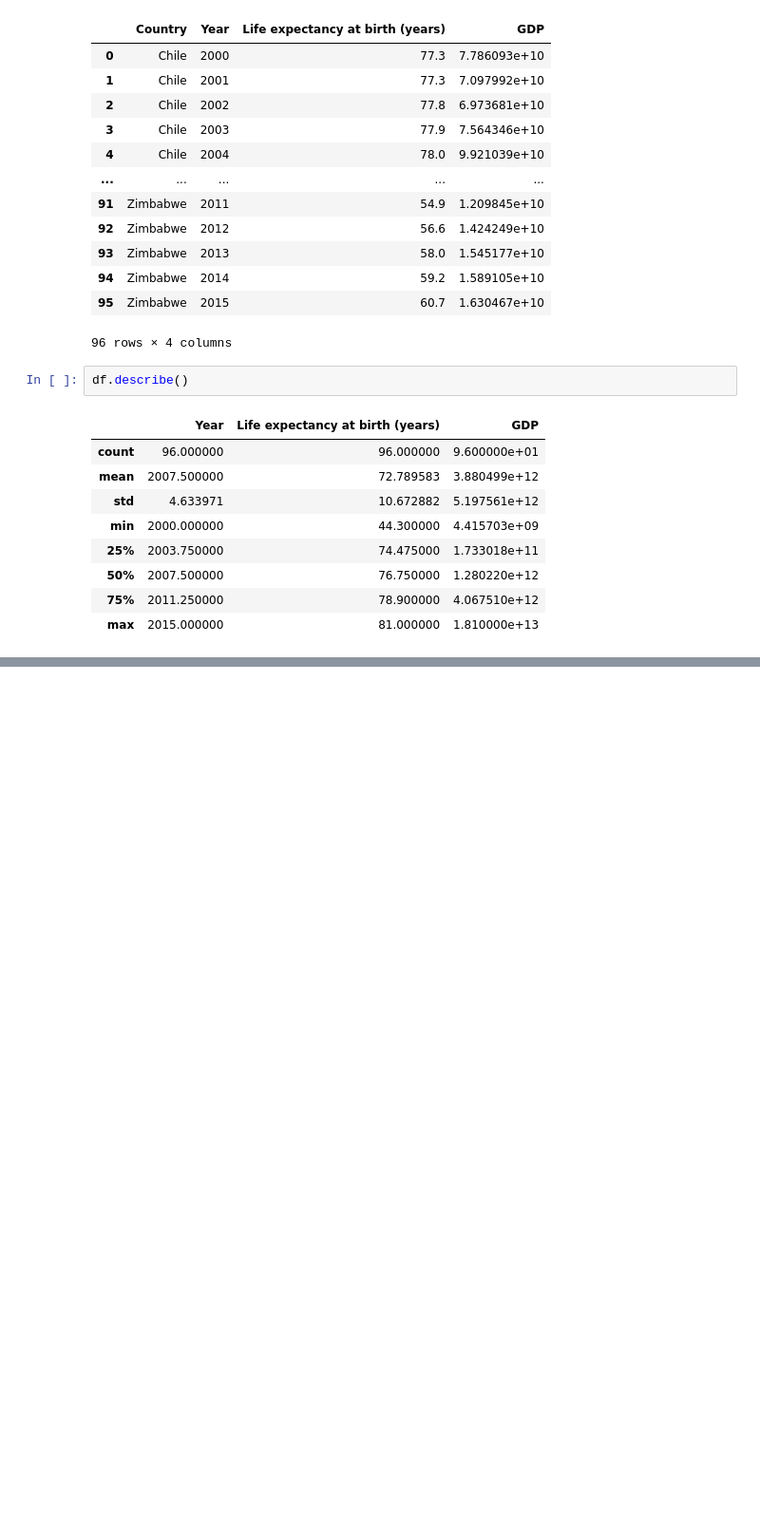
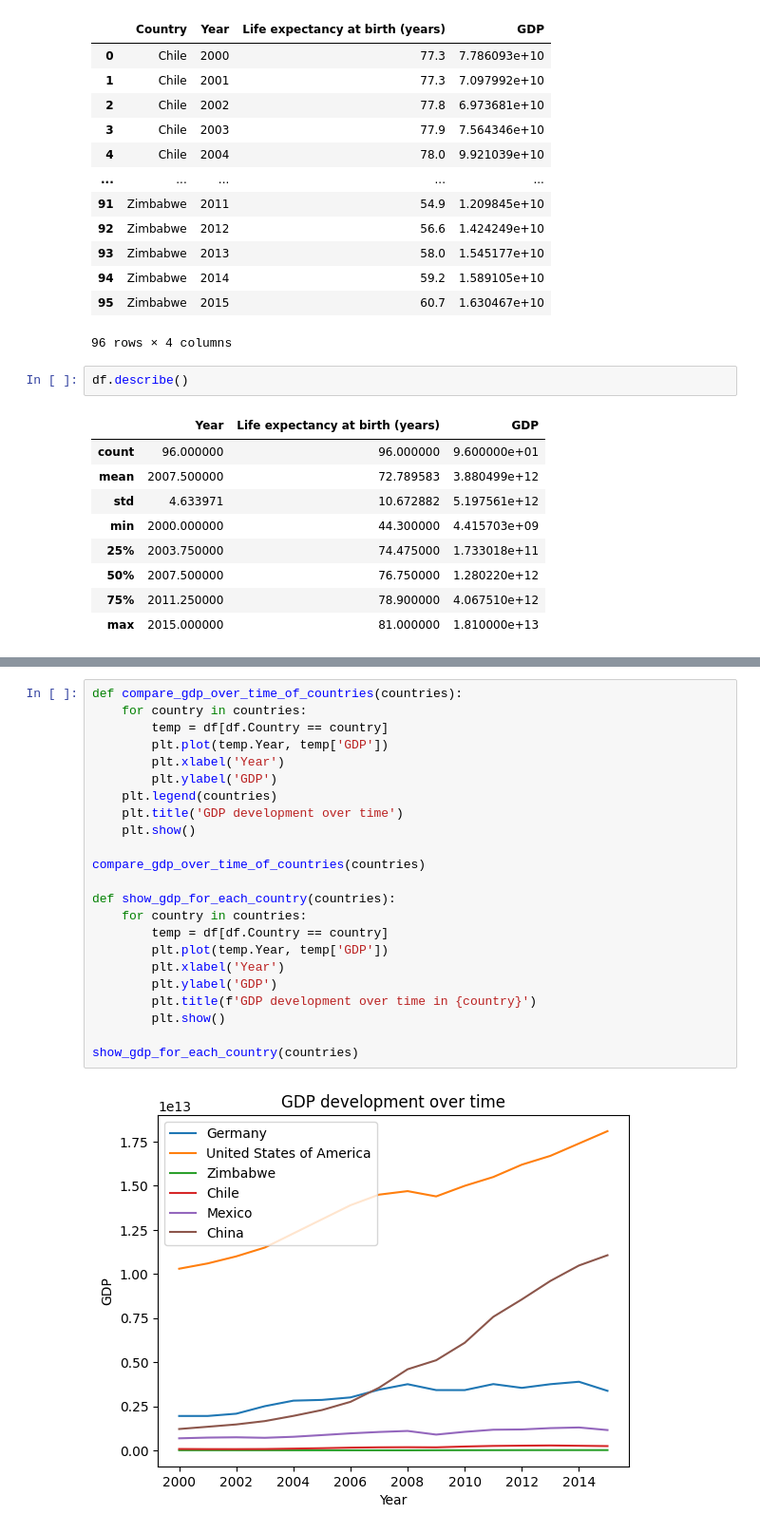
Before and after one commit to jakobhes/life-expectancy-and-gdp, a Jupyter notebook: life_expectancy_gdp.ipynb, the cells around one changed output, grey strips where cells are left out. Shown at 95% size. Cells and saved outputs as stored; diff of their text form; blank space fills up the shorter version.

```diff
--- a/life_expectancy_gdp.ipynb
+++ b/life_expectancy_gdp.ipynb
@@ -59,0 +61,25 @@ compare_life_expectancy_over_time_of_countries(countries_without_zimbabwe)
+# %%
+def compare_gdp_over_time_of_countries(countries):
+    for country in countries:
+        temp = df[df.Country == country]
+        plt.plot(temp.Year, temp['GDP'])
+        plt.xlabel('Year')
+        plt.ylabel('GDP')
+    plt.legend(countries)
+    plt.title('GDP development over time')
+    plt.show()
+
+compare_gdp_over_time_of_countries(countries)
+
+def show_gdp_for_each_country(countries):
+    for country in countries:
+        temp = df[df.Country == country]
+        plt.plot(temp.Year, temp['GDP'])
+        plt.xlabel('Year')
+        plt.ylabel('GDP')
+        plt.title(f'GDP development over time in {country}')
+        plt.show()
+
+show_gdp_for_each_country(countries)
+# %% [output]
+[figure, added]
```
Also changed, not shown: parts of 5 cells of this notebook.
